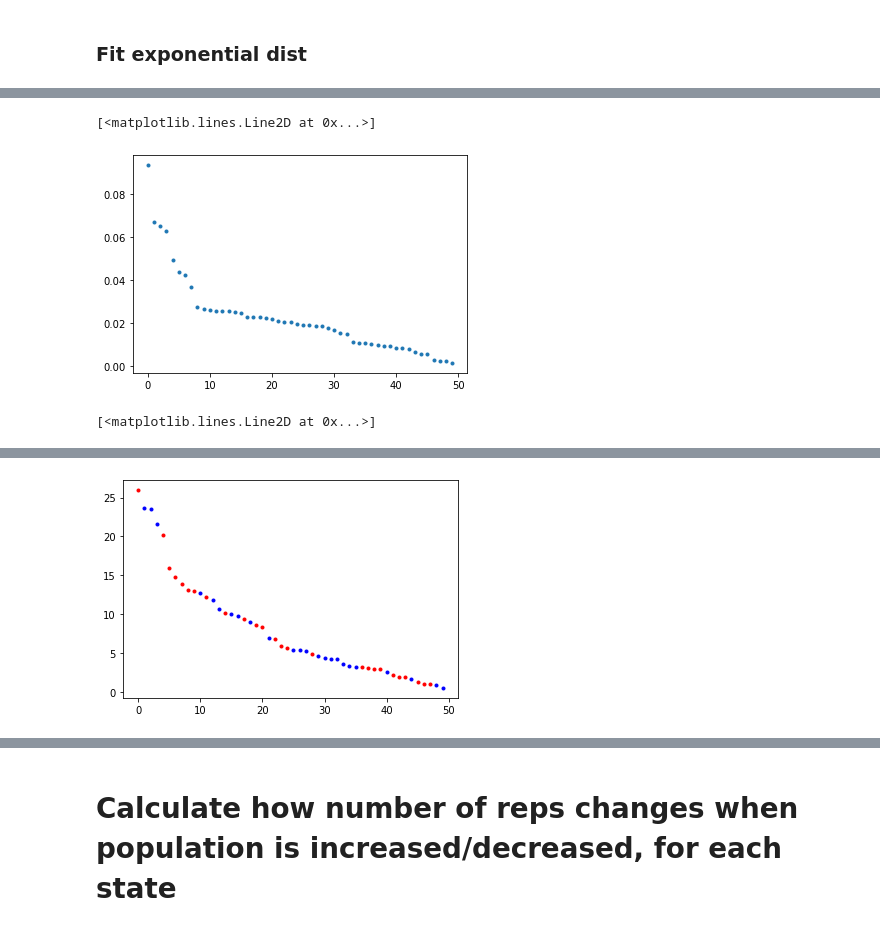
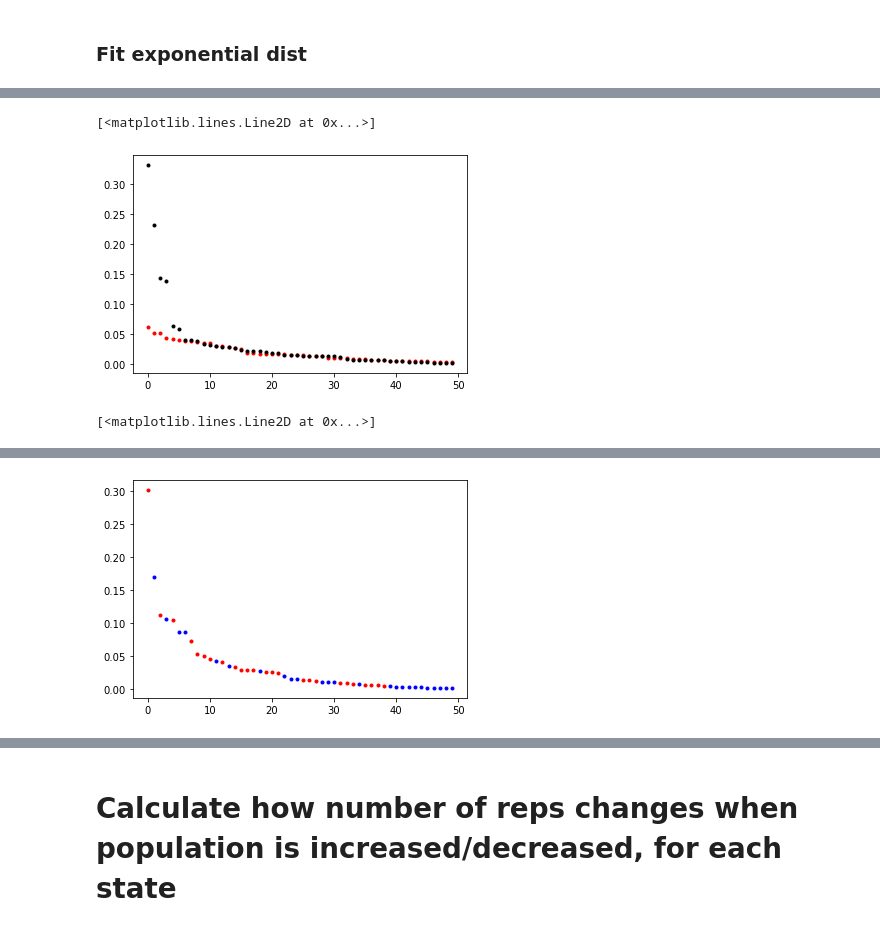
Before and after one commit to smrfeld/house-of-reps, a Jupyter notebook: notebooks/analyze.ipynb, the cells around one changed output, grey strips where cells are left out. Cells and saved outputs as stored; diff of their text form; code cells hidden in the pictures.

```diff
--- a/notebooks/analyze.ipynb
+++ b/notebooks/analyze.ipynb
@@ -369,0 +589,12 @@ ax.plot(x, expon.pdf(x, loc_expon, scale_expon), 'c-')
+# %%
+fig, ax = plt.subplots(1, 1)
+plt.hist(data, density=True)
+
+d = 0.005
+x = np.arange(d,0.15,d)
+ax.plot(x, stats.expon.pdf(x, loc_expon, scale_expon), 'r-')
+# ax.plot(x, stats.weibull_min.pdf(x, c_weibull, loc_weibull, scale_weibull), 'c-')
+# ax.plot(x, stats.burr.pdf(x, c_burr, d_burr, loc_burr, scale_burr), 'c-')
+ax.plot(x, stats.pareto.pdf(x, c_pareto, loc_pareto, scale_pareto), 'k-')
+# ax.plot(x, stats.fisk.pdf(x, c_fisk, loc_fisk, scale_fisk), 'c-')
+# ax.plot(x, stats.weibull_min.pdf(x, c_frechet, loc_frechet, scale_frechet), 'c-')
@@ -370,38 +604,48 @@ ax.plot(x, expon.pdf(x, loc_expon, scale_expon), 'c-')
 # %%
 # Sample populations
-samples = list(expon.rvs(loc_expon, scale_expon, size=50))
+samples = list(stats.expon.rvs(loc_expon, scale_expon, size=50))
 samples.sort(key = lambda x: -x)
 
 plt.figure()
-plt.plot(samples,'.')
+plt.plot(samples,'.',color='r')
+
+samples = list(stats.pareto.rvs(c_pareto, loc_pareto, scale_pareto, size=50))
+samples.sort(key = lambda x: -x)
+
+plt.plot(samples,'.',color='k')
 # %% [output]
 [<matplotlib.lines.Line2D at 0x...>]
-[figure, old version]
+[figure, new version]
+# %%
+def sample_pareto():
+    return list(stats.pareto.rvs(c_pareto, loc_pareto, scale_pareto, size=50))
+
+def sample_expon():
+    return list(stats.expon.rvs(loc_expon, scale_expon, size=50))
 # %%
-pop_tot = HouseOfReps().get_total_us_pop_true(Year.YR2020, PopType.APPORTIONMENT)
 house = HouseOfReps()
 
-def sample_and_assign_house_seats(loc_expon: float, scale_expon: float) -> Dict[St,Tuple[float,float]]:
-    samples = list(expon.rvs(loc_expon, scale_expon, size=51))
-
+def sample_and_assign_house_seats(samples: List[float]) -> Dict[St,Tuple[float,float]]:
     # Assign to states
-    for i,st in enumerate(St):
-        house.states[st].pop_assigned = pop_tot * samples[i]
+    # No need to scale by overall factor for population - only relative populations matter
+    for i,st in enumerate(St.allExceptDC()):
+        house.states[st].pop_assigned = samples[i]
 
     # Calculate house seats
     house.assign_house_seats_priority()
 
     # Calculate assignment fraction
-    fair = float(house.get_total_us_pop_assigned()) / 435.0
+    fair = float(house.get_total_us_pop_assigned_excluding_st(St.DISTRICT_OF_COLUMBIA)) / 435.0
     fracs_and_pops = {}
-    for st in [x for x in St if x != St.DISTRICT_OF_COLUMBIA]:
+    for st in St.allExceptDC():
         res_per_rep = float(house.states[st].pop_assigned) / float(house.states[st].no_reps_assigned.voting)
         frac = float(res_per_rep) / float(fair)
         fracs_and_pops[st] = (frac, house.states[st].pop_assigned)
 
     return fracs_and_pops
 # %%
-fracs_and_pops = sample_and_assign_house_seats(loc_expon, scale_expon)
+samples = sample_pareto()
+fracs_and_pops = sample_and_assign_house_seats(samples)
 
 # Sort
 fracs_and_pops = [(st, dat[0], dat[1]) for st, dat in fracs_and_pops.items()]
@@ -430,2 +674,2 @@ plt.plot(xr,yr,'.',color='r')
-[figure, old version]
+[figure, new version]
 # %%
```
Also changed, not shown: parts of 34 cells of this notebook, 11 other files.
